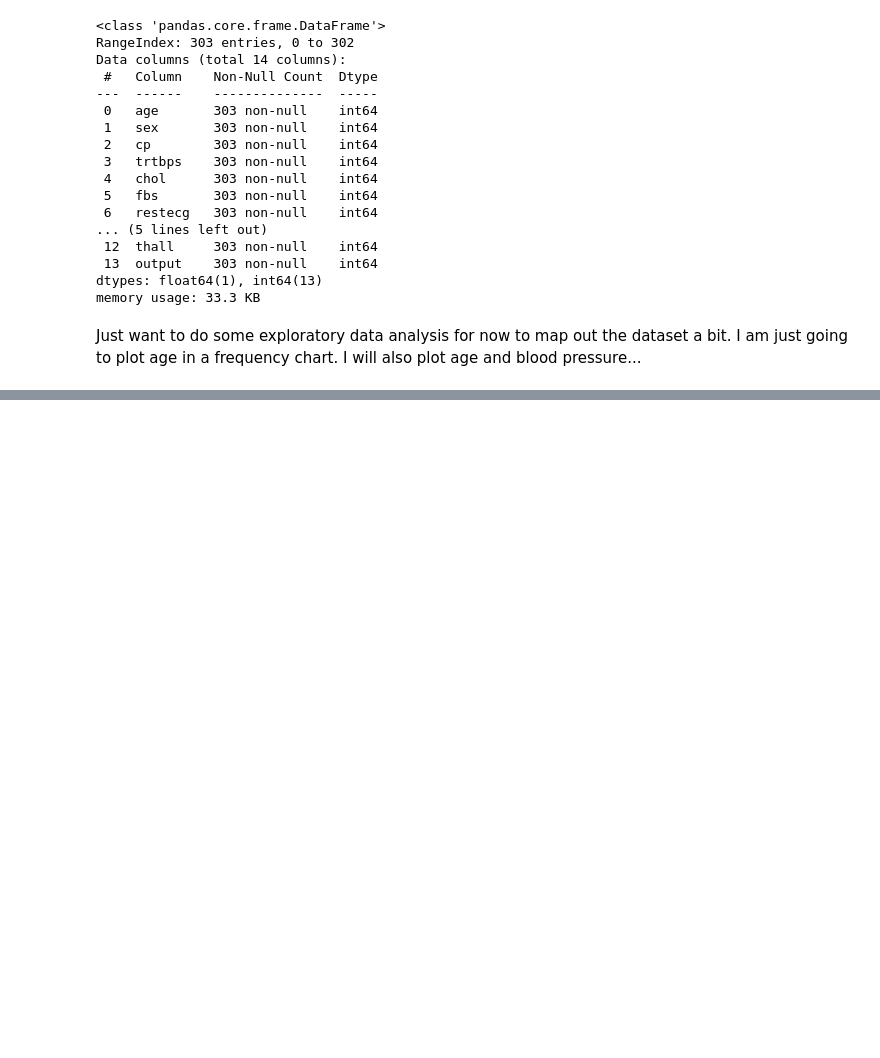
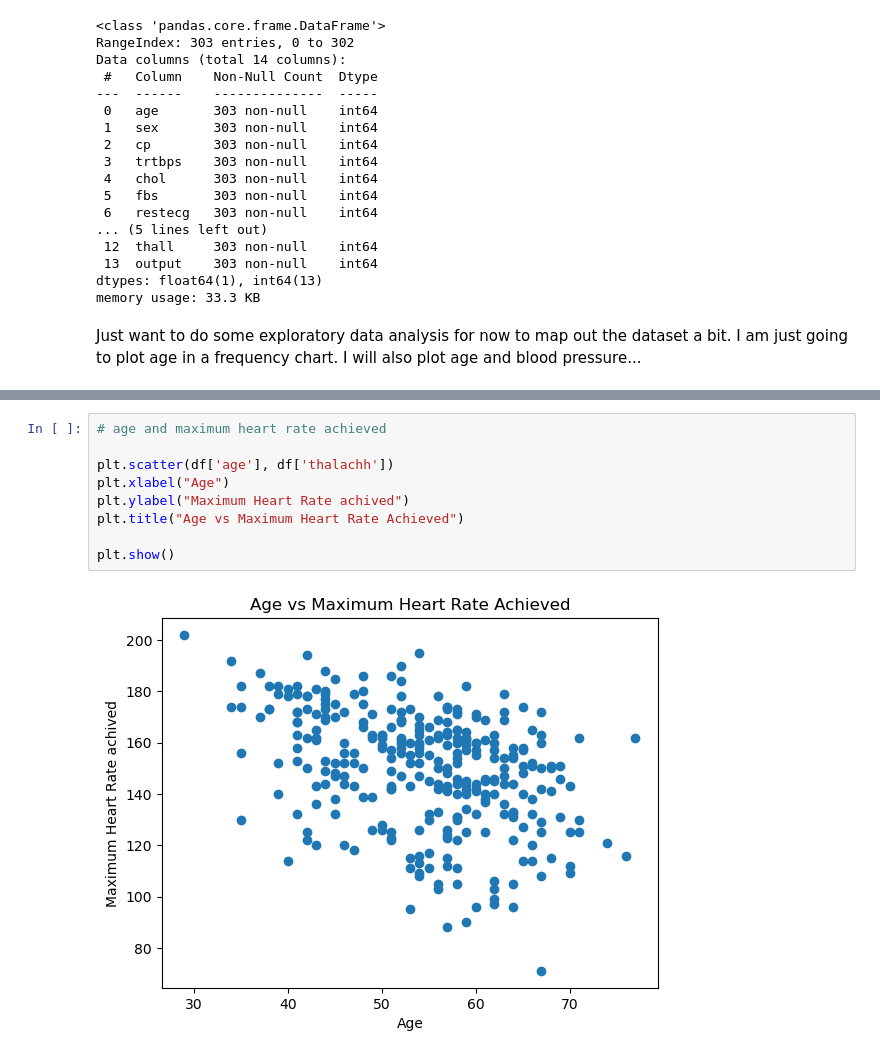
Before and after one commit to Alex-Drysdale/Jupyter_Notebook_work, a Jupyter notebook: Machine Learning/PyTorch/First_nn.ipynb, the cells around one changed output, grey strips where cells are left out. Drawn from its saved outputs; the diff is of its cells as text; blank space fills up the shorter version.

```diff
--- a/Machine Learning/PyTorch/First_nn.ipynb
+++ b/Machine Learning/PyTorch/First_nn.ipynb
@@ -47,0 +60,11 @@ age = np.array(df[['age']])
+# %%
+# age and maximum heart rate achieved
+
+plt.scatter(df['age'], df['thalachh'])
+plt.xlabel("Age")
+plt.ylabel("Maximum Heart Rate achived")
+plt.title("Age vs Maximum Heart Rate Achieved")
+
+plt.show()
+# %% [output]
+[figure, added]
```
Also changed, not shown: parts of 13 cells of this notebook.
